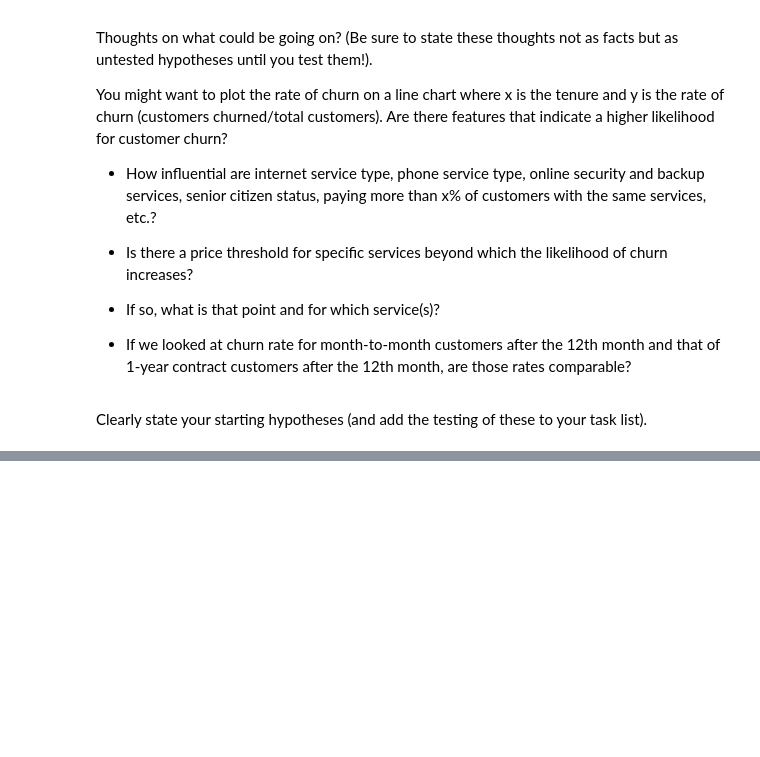
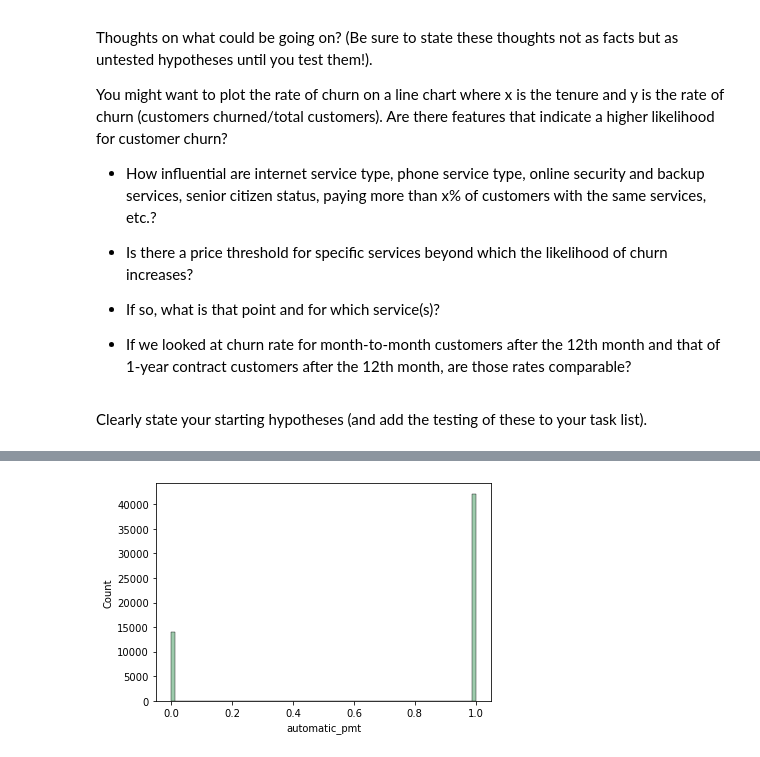
Before and after one commit to veronica-f-reyes/telco_classification_project, a Jupyter notebook: Initial Telco Churn Project Notebook.ipynb, the cells around one changed output, grey strips where cells are left out. Cells and saved outputs as stored; diff of their text form; code cells hidden in the pictures; blank space fills up the shorter version.

```diff
--- a/Initial Telco Churn Project Notebook.ipynb
+++ b/Initial Telco Churn Project Notebook.ipynb
@@ -264,0 +651,5 @@ train.head()
+# %%
+sns.histplot(df.automatic_pmt)
+plt.show()
+# %% [output]
+[figure, added]
```
Also changed, not shown: parts of 77 cells of this notebook, 2 other files.
